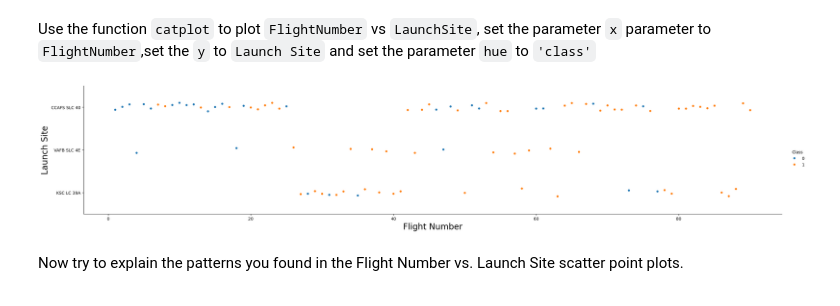
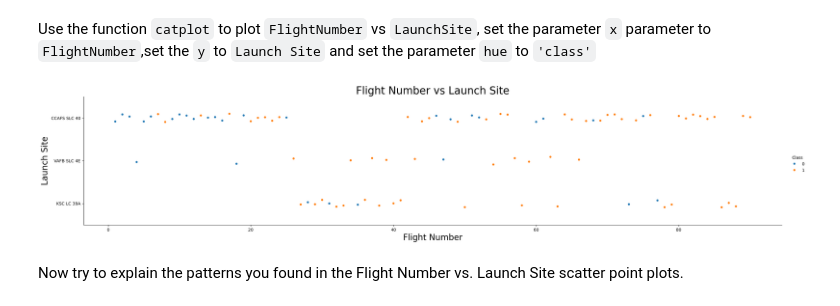
Before and after one commit to EricYangg/IBM-Applied-Data-Science-Capstone, a Jupyter notebook: EDA with Visualization.ipynb, the cells around one changed output. Drawn from its saved outputs; the diff is of its cells as text; code cells hidden in the pictures.

```diff
--- a/EDA with Visualization.ipynb
+++ b/EDA with Visualization.ipynb
@@ -91,11 +91,12 @@ Use the function <code>catplot</code> to plot <code>FlightNumber</code> vs <code
 # %%
 # Plot a scatter point chart with x axis to be Flight Number and y axis to be the launch site, and hue to be the class value
 sns.catplot(y="LaunchSite", x="FlightNumber", hue="Class", data=df, aspect = 5)
+plt.title("Flight Number vs Launch Site", fontsize=25)
 plt.xlabel("Flight Number",fontsize=20)
 plt.ylabel("Launch Site",fontsize=20)
 plt.show()
 # %% [output]
-[figure, old version]
+[figure, new version]
 # %% [markdown]
 Now try to explain the patterns you found in the Flight Number vs. Launch Site scatter point plots.
 # %% [markdown]
```
Also changed, not shown: parts of 5 cells of this notebook.
